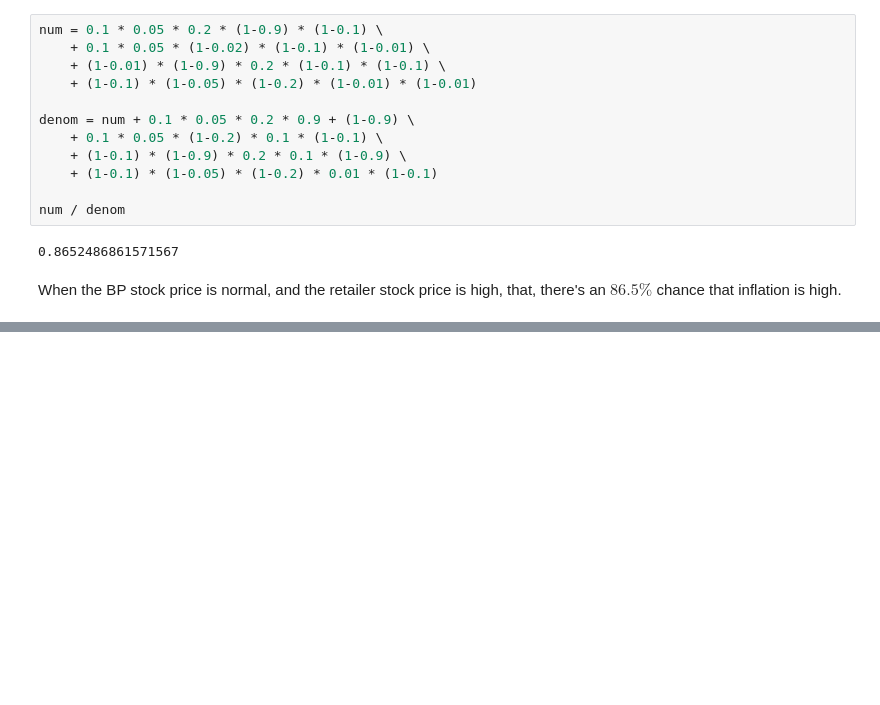
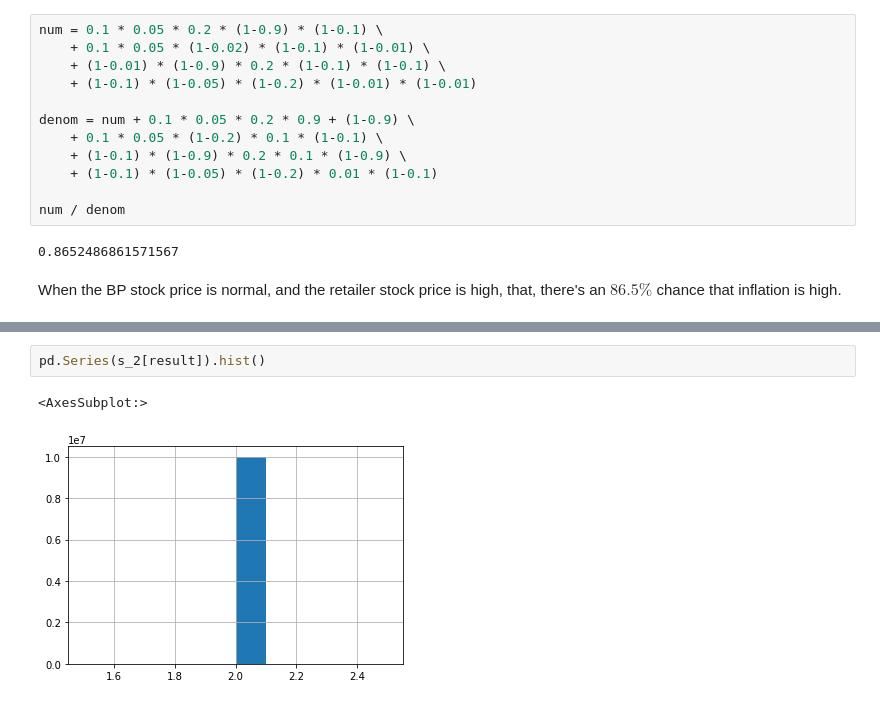
Before and after one commit to Edderic/BRML, a Jupyter notebook: solutions/ch-3.ipynb, the cells around one changed output, grey strips where cells are left out. Drawn from its saved outputs; the diff is of its cells as text; blank space fills up the shorter version.

```diff
--- a/solutions/ch-3.ipynb
+++ b/solutions/ch-3.ipynb
@@ -861,0 +1013,5 @@ plt.tight_layout()
+# %%
+pd.Series(s_2[result]).hist()
+# %% [output]
+<AxesSubplot:>
+[figure, added]
```
Also changed, not shown: parts of 107 cells of this notebook.
